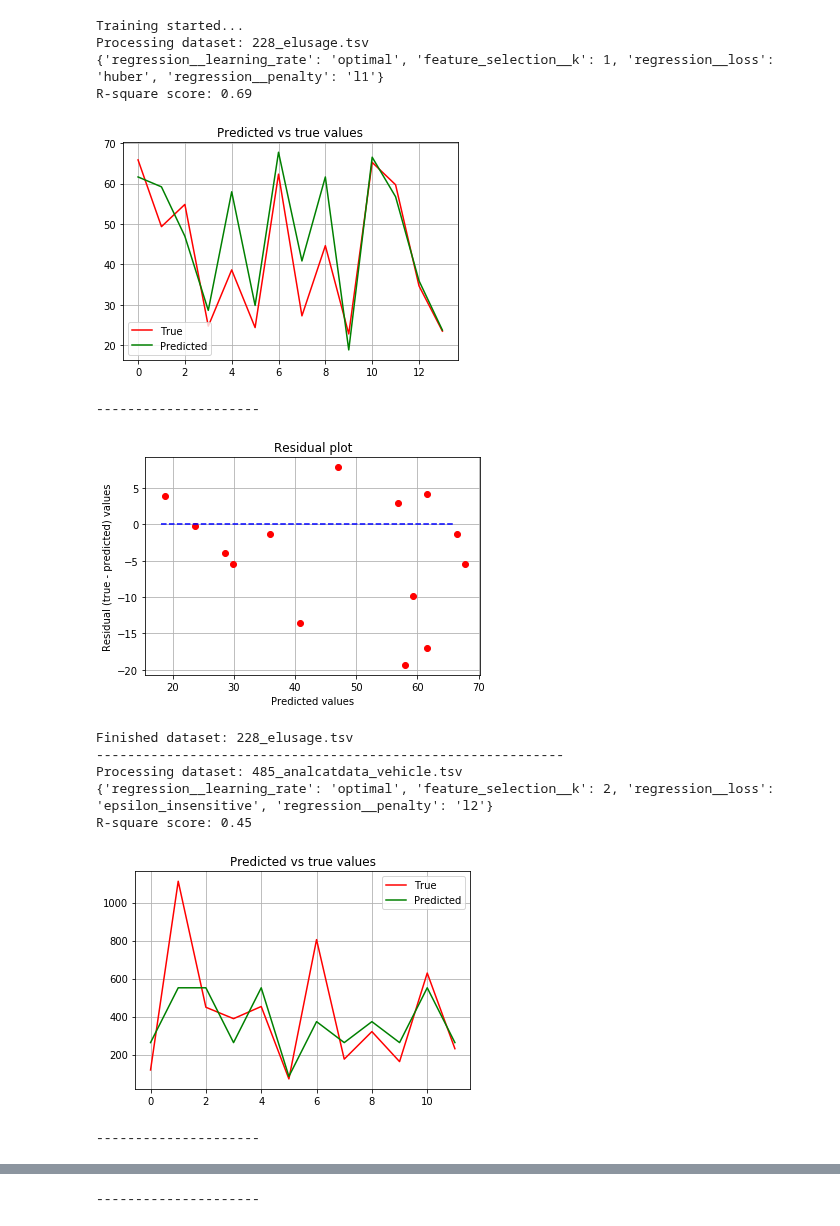
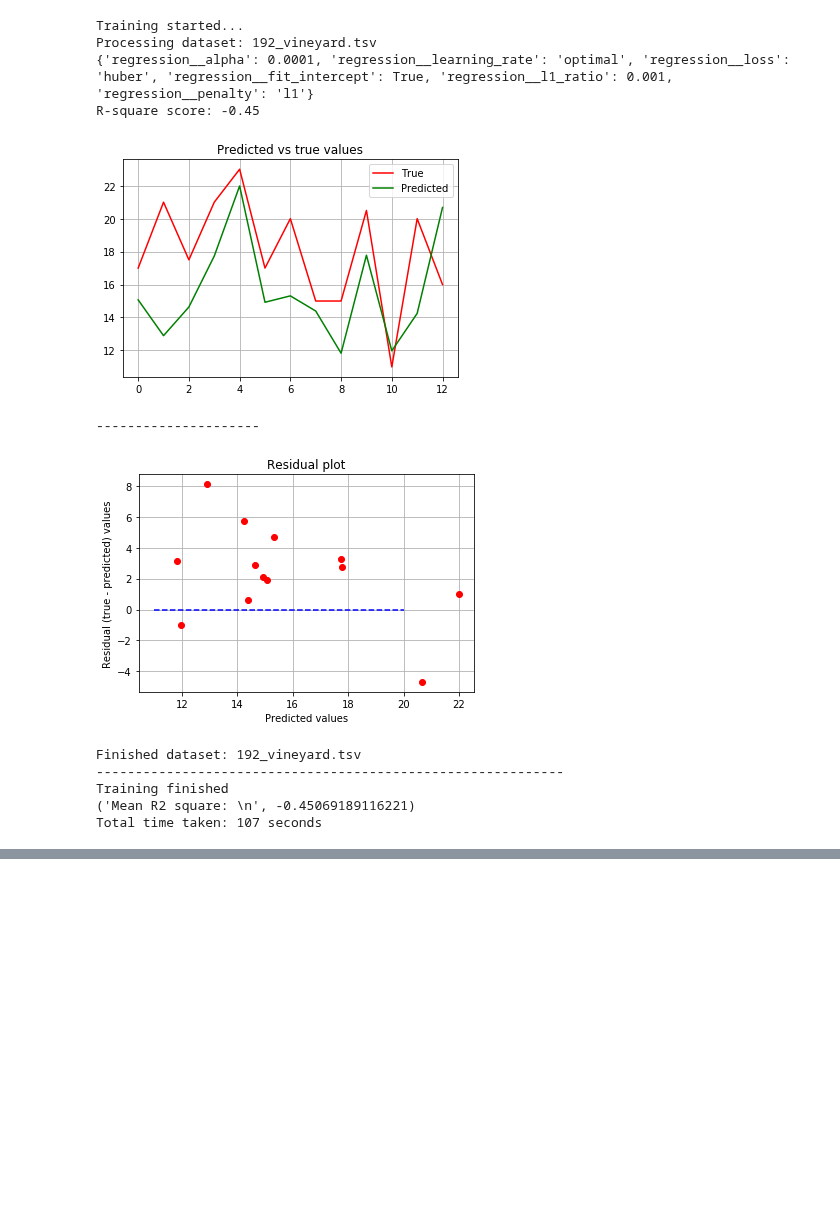
Before and after one commit to anuprulez/pmlb_regression, a Jupyter notebook: analyze_regression_SGDRegressor.ipynb, the cells around one changed output, grey strips where cells are left out. Drawn from its saved outputs; the diff is of its cells as text; code cells hidden in the pictures; blank space fills up the shorter version.

```diff
--- a/analyze_regression_SGDRegressor.ipynb
+++ b/analyze_regression_SGDRegressor.ipynb
@@ -22,23 +22,24 @@ start_time = time.time()
 datasets = ["228_elusage.tsv", "485_analcatdata_vehicle.tsv", "523_analcatdata_neavote.tsv", \
             '663_rabe_266.tsv', '687_sleuth_ex1605.tsv']
 
+#datasets = ["557_analcatdata_apnea1.tsv", "556_analcatdata_apnea2.tsv"]
+
+datasets = ['192_vineyard.tsv']
+
+# ['huber', 'squared_loss', 'epsilon_insensitive', 'squared_epsilon_insensitive']
+
 regressor = Pipeline([
   ('preprocessing', preprocessing.RobustScaler()),
-  ('feature_selection', SelectKBest(f_regression)),
   ('regression', linear_model.SGDRegressor())
 ])
 
 parameters = [{ \
-    'feature_selection__k': [1, 2, 3, 4, 'all'], \
-    'regression__penalty': ['l1', 'l2', 'elasticnet', None], \
-    #'regression__alpha': [0.0001, 0.001, 0.01, 0.1, 1.0, 2], \
-    #'regression__l1_ratio': [0.001, 0.01, 0.1, 0.25, 0.5, 0.75, 1.0], \
+    'regression__penalty': ['l1', 'l2', 'elasticnet', 'none'], \
+    'regression__alpha': [0.0001, 0.001, 0.01, 0.1, 1.0, 2], \
+    'regression__l1_ratio': [0.001, 0.01, 0.1, 0.25, 0.5, 0.75, 1.0], \
     'regression__loss': ['huber', 'squared_loss', 'epsilon_insensitive', 'squared_epsilon_insensitive'], \
-    #'regression__fit_intercept': [True, False], \
-    #'regression__average': [True, False], \
-    'regression__learning_rate': ['optimal', 'adaptive', 'constant', 'invscaling'], \
-    #'regression__eta0': [0.0, 0.1, 0.001, 0.0001, 0.5, 1.0], \
-    #'regression__power_t': [0.0, 0.1, 0.5, 1.0], \
+    'regression__fit_intercept': [True, False], \
+    #'regression__learning_rate': ['optimal', 'invscaling', 'adaptive', 'constant'], \
 }]
 
 print('Training started...')
@@ -50,14 +51,14 @@ for d_set in datasets:
     df = pd.read_csv(data_path, sep="\t")
     label = df["target"].copy()
     data = df.drop("target", axis=1)
-    X_train, X_test, y_train, y_test = model_selection.train_test_split(data, label, test_size=0.25, random_state=42)
+    X_train, X_test, y_train, y_test = model_selection.train_test_split(data, label, test_size=0.25, random_state=45982341)
 
     X_train = X_train.values
     X_test = X_test.values
     y_train = y_train.values
     y_test = y_test.values
 
-    optimized_regressor = GridSearchCV(regressor, parameters, cv=5, error_score=0)
+    optimized_regressor = GridSearchCV(regressor, parameters, error_score=1)
 
     optimized_regressor.fit(X_train, y_train)
     best_regressor = optimized_regressor.best_estimator_
@@ -66,7 +67,6 @@ for d_set in datasets:
     print(optimized_regressor.best_params_)
     prediction = best_regressor.predict(X_test)
 
-    #mse = np.mean([np.abs(x-y) for x, y in zip(prediction, y_test)])
     r2_square = metrics.r2_score(y_test, prediction)
     r2_scores.append(r2_square)
     residual = y_test - prediction
@@ -75,43 +75,41 @@ for d_set in datasets:
     plt.figure()
     plt.plot(y_test, color='r')
     plt.plot(prediction, color='g')
     plt.grid(True)
     plt.legend(['True', 'Predicted'])
     plt.title('Predicted vs true values')
     plt.show()
 
     print("---------------------")
 
     plt.figure()
     plt.plot(prediction, residual, 'ro')
     max_pred = int(np.max(prediction))
     min_pred = int(np.min(prediction))
     plt.plot(np.arange(min_pred, max_pred), [0 for i in range(max_pred - min_pred)], 'b--')
     plt.grid(True)
     plt.xlabel('Predicted values')
     plt.ylabel('Residual (true - predicted) values')
     plt.title('Residual plot')
     plt.show()
 
     print("Finished dataset: %s" % d_set)
     print("------------------------------------------------------------")
 
 print('Training finished')
 print("Mean R2 square: \n", np.mean(r2_scores))
 end_time = time.time()
 print('Total time taken: %d seconds' % int(end_time - start_time))
 # %% [output]
 Training started...
-Processing dataset: 228_elusage.tsv
-{'regression__learning_rate': 'optimal', 'feature_selection__k': 1, 'regression__loss': 'huber', 'regression__penalty': 'l1'}
-R-square score: 0.69
+Processing dataset: 192_vineyard.tsv
+{'regression__alpha': 0.0001, 'regression__learning_rate': 'optimal', 'regression__loss': 'huber', 'regression__fit_intercept': True, 'regression__l1_ratio': 0.001, 'regression__penalty': 'l1'}
+R-square score: -0.45
-[figure, old version]
+[figure, new version]
 ---------------------
-[figure, old version]
+[figure, new version]
-Finished dataset: 228_elusage.tsv
+Finished dataset: 192_vineyard.tsv
 ------------------------------------------------------------
-Processing dataset: 485_analcatdata_vehicle.tsv
-{'regression__learning_rate': 'optimal', 'feature_selection__k': 2, 'regression__loss': 'epsilon_insensitive', 'regression__penalty': 'l2'}
-R-square score: 0.45
+Training finished
+('Mean R2 square: \n', -0.45069189116221)
+Total time taken: 107 seconds
-[figure, removed]
----------------------
@@ -125 +115,0 @@ R-square score: 0.92
----------------------
```
Also changed, not shown: parts of 1 cell of this notebook, 6 other files.
